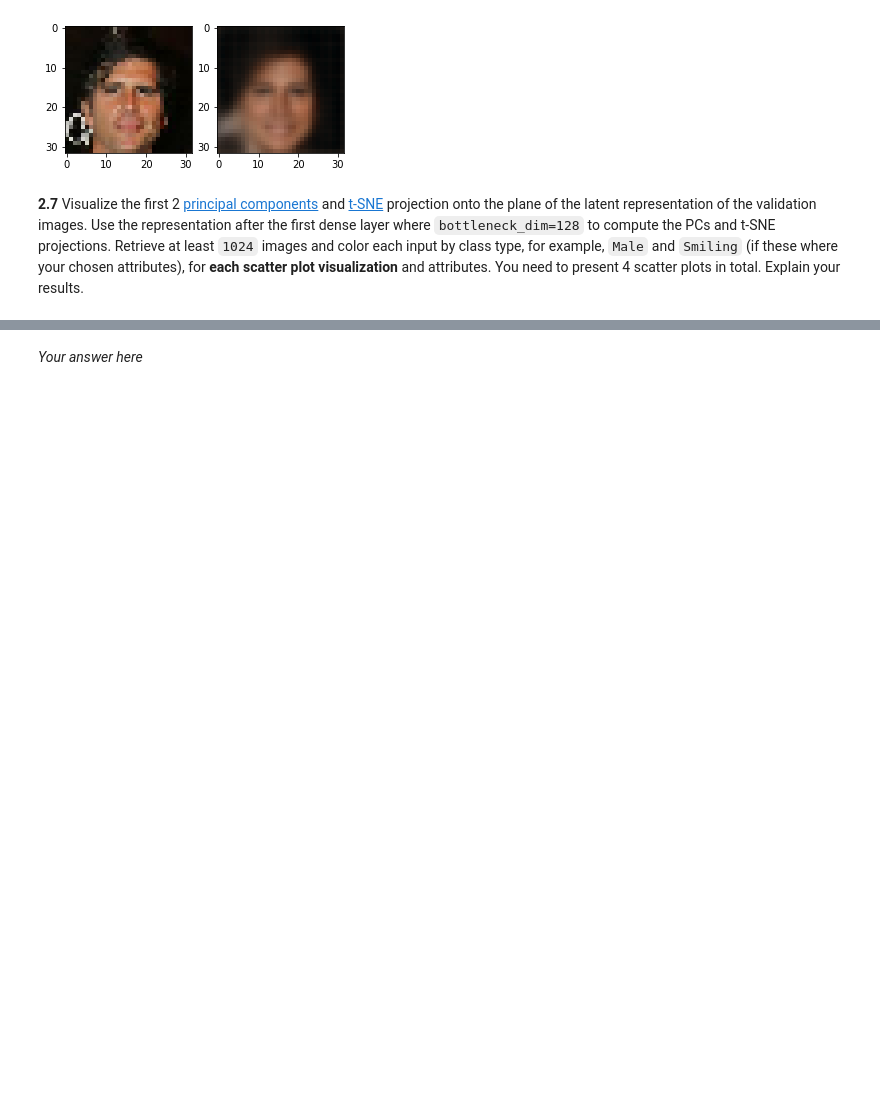
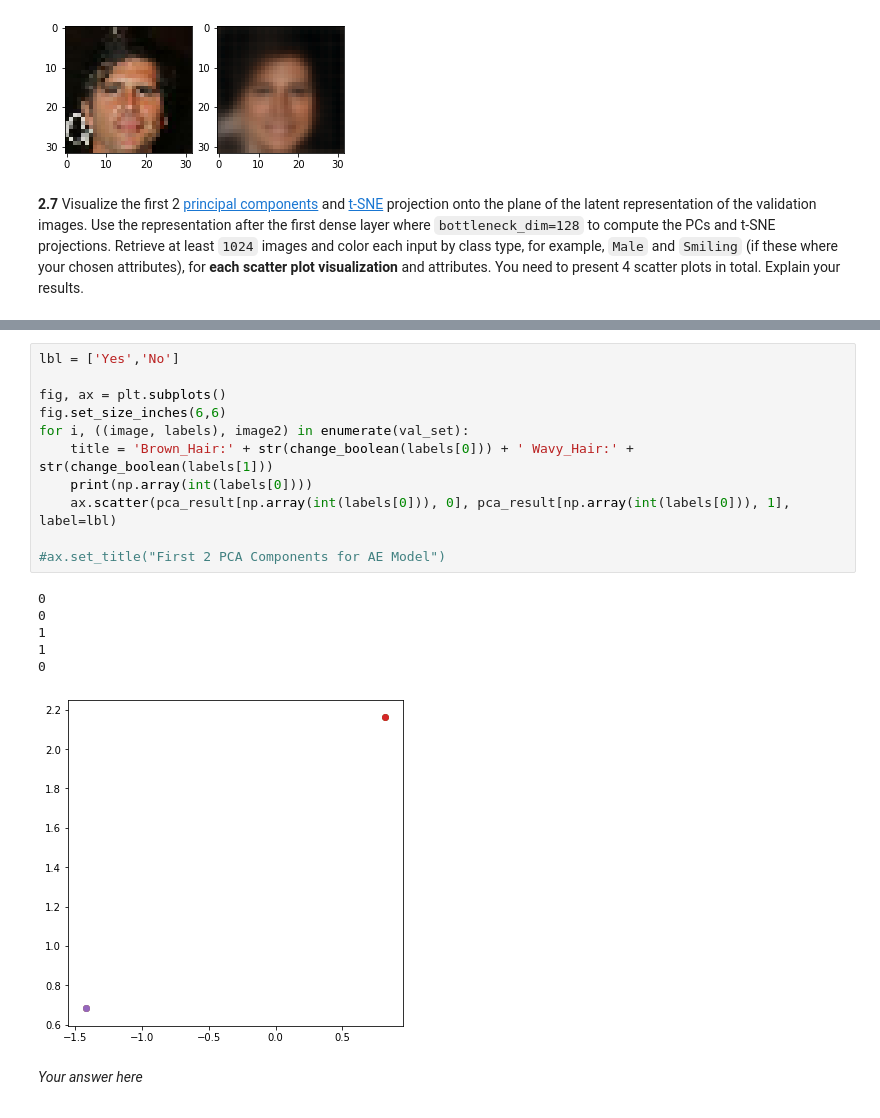
Before and after one commit to medeirosf/2020-CS109B, a Jupyter notebook: content/homeworks/hw07/notebook/cs109b_hw7_fm.ipynb, the cells around one changed output, grey strips where cells are left out. Saved outputs shown, nothing was run; the diff lists cells and outputs as text; blank space fills up the shorter version.

```diff
--- a/content/homeworks/hw07/notebook/cs109b_hw7_fm.ipynb
+++ b/content/homeworks/hw07/notebook/cs109b_hw7_fm.ipynb
@@ -490,3 +490,21 @@ Text(0.5, 1.0, 'First 2 PCA Components for AE Model')
+# %%
+lbl = ['Yes','No']
+
+fig, ax = plt.subplots()
+fig.set_size_inches(6,6)
+for i, ((image, labels), image2) in enumerate(val_set):
+    title = 'Brown_Hair:' + str(change_boolean(labels[0])) + ' Wavy_Hair:' + str(change_boolean(labels[1]))
+    print(np.array(int(labels[0])))
+    ax.scatter(pca_result[np.array(int(labels[0])), 0], pca_result[np.array(int(labels[0])), 1], label=lbl)
+
+#ax.set_title("First 2 PCA Components for AE Model")
+# %% [output]
+0
+0
+1
+1
+0
+[figure, added]
 # %% [markdown]
 *Your answer here*<br />
 <font color='blue'>
```
Also changed, not shown: parts of 11 cells of this notebook.
